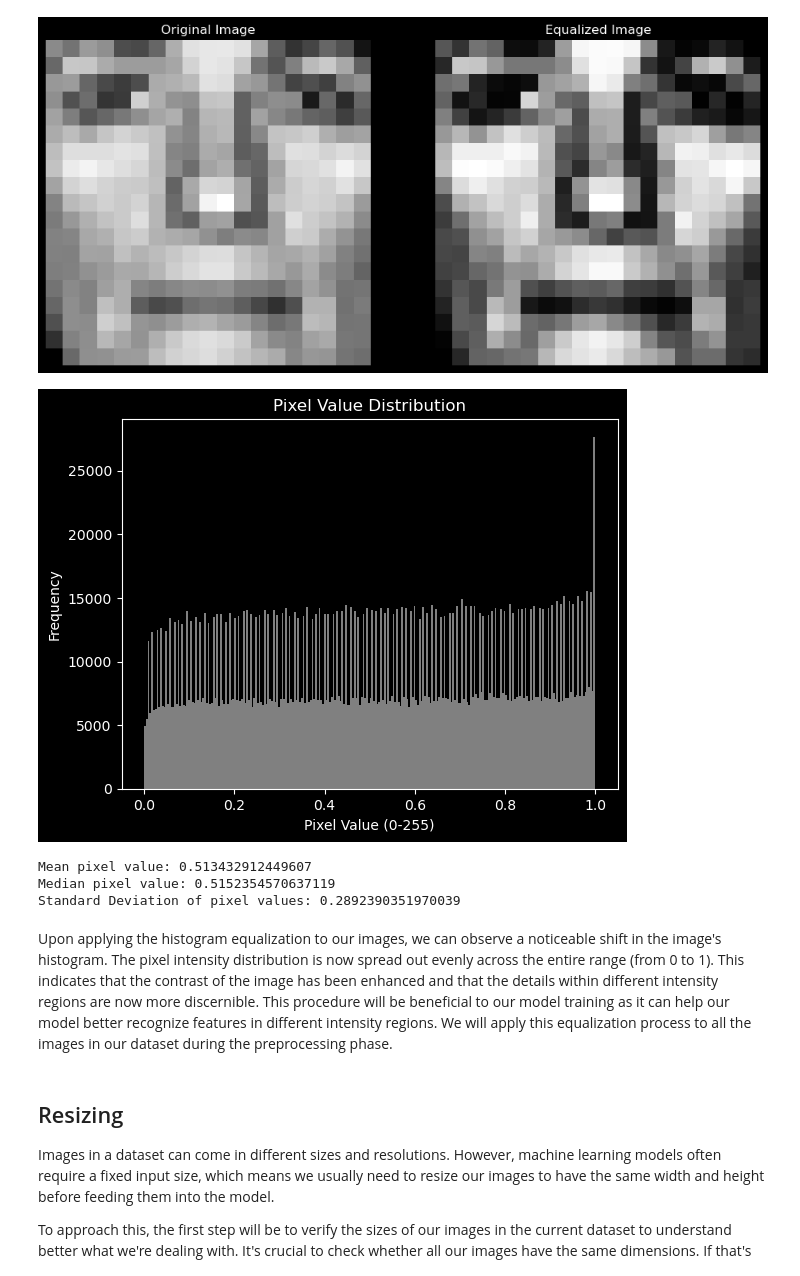
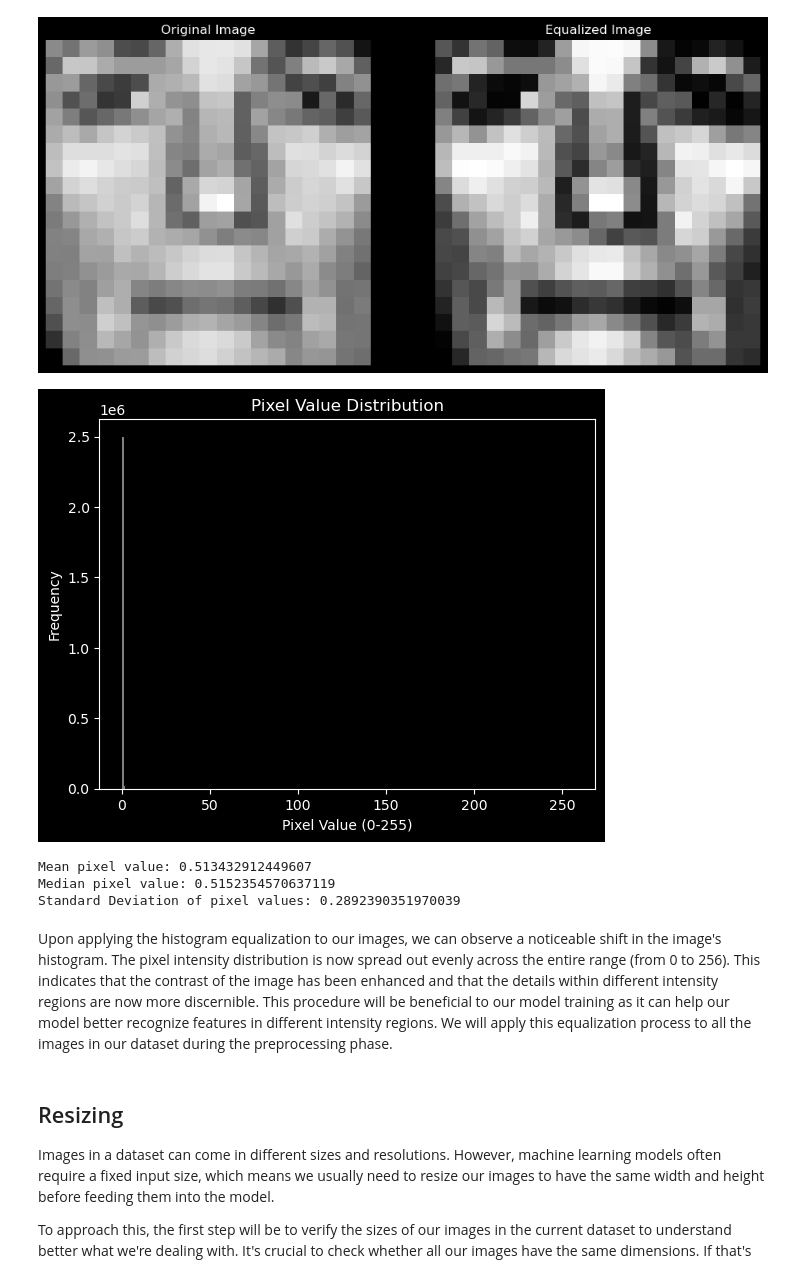
Before and after one commit to BRJoaquin/ml-ia-obligatorio, a Jupyter notebook: face_detector.ipynb, the cells around one changed output. Drawn from its saved outputs; the diff is of its cells as text; code cells hidden in the pictures.

```diff
--- a/face_detector.ipynb
+++ b/face_detector.ipynb
@@ -274,14 +306,14 @@ plt.show()
 X_train_norm = np.array([equalize_hist(image) for image in X_train])
 X_test_norm = np.array([equalize_hist(image) for image in X_test])
 # %%
-basic_stats(X_train_norm, range=(0,1))
+basic_stats(X_train_norm)
 # %% [output]
-[figure, old version]
+[figure, new version]
 Mean pixel value: 0.513432912449607
 Median pixel value: 0.5152354570637119
 Standard Deviation of pixel values: 0.2892390351970039
 # %% [markdown]
-Upon applying the histogram equalization to our images, we can observe a noticeable shift in the image's histogram. The pixel intensity distribution is now spread out evenly across the entire range (from 0 to 1). This indicates that the contrast of the image has been enhanced and that the details within different intensity regions are now more discernible. This procedure will be beneficial to our model training as it can help our model better recognize features in different intensity regions. We will apply this equalization process to all the images in our dataset during the preprocessing phase.
+Upon applying the histogram equalization to our images, we can observe a noticeable shift in the image's histogram. The pixel intensity distribution is now spread out evenly across the entire range (from 0 to 256). This indicates that the contrast of the image has been enhanced and that the details within different intensity regions are now more discernible. This procedure will be beneficial to our model training as it can help our model better recognize features in different intensity regions. We will apply this equalization process to all the images in our dataset during the preprocessing phase.
 # %% [markdown]
 ## Resizing
 
```
Also changed, not shown: parts of 41 cells of this notebook, 2 other files.
